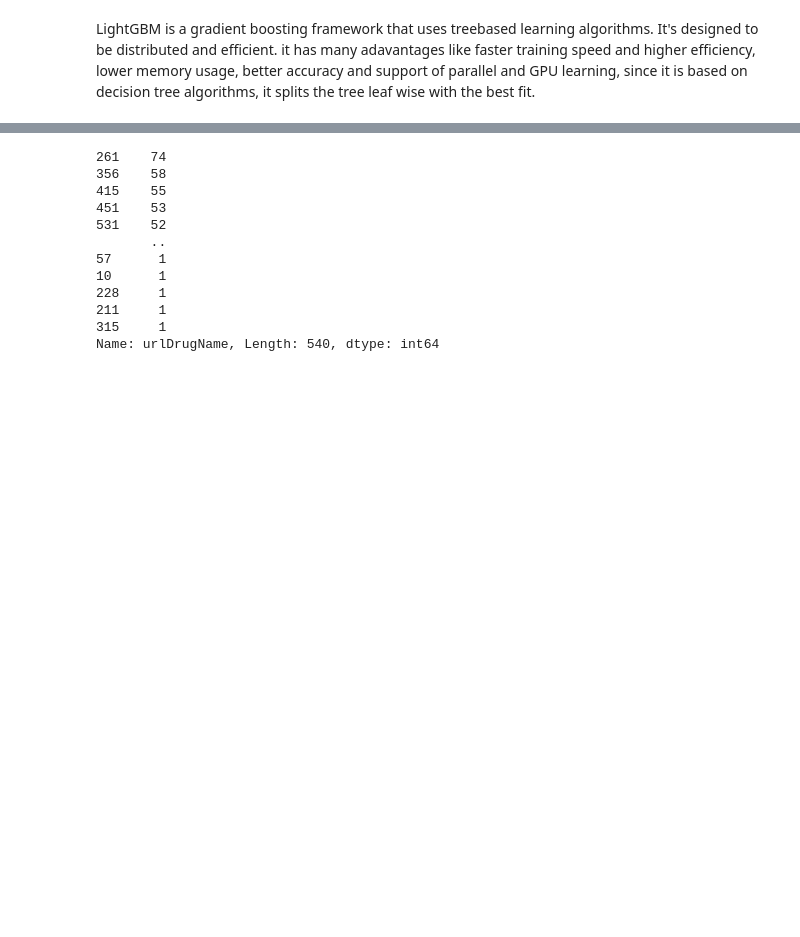
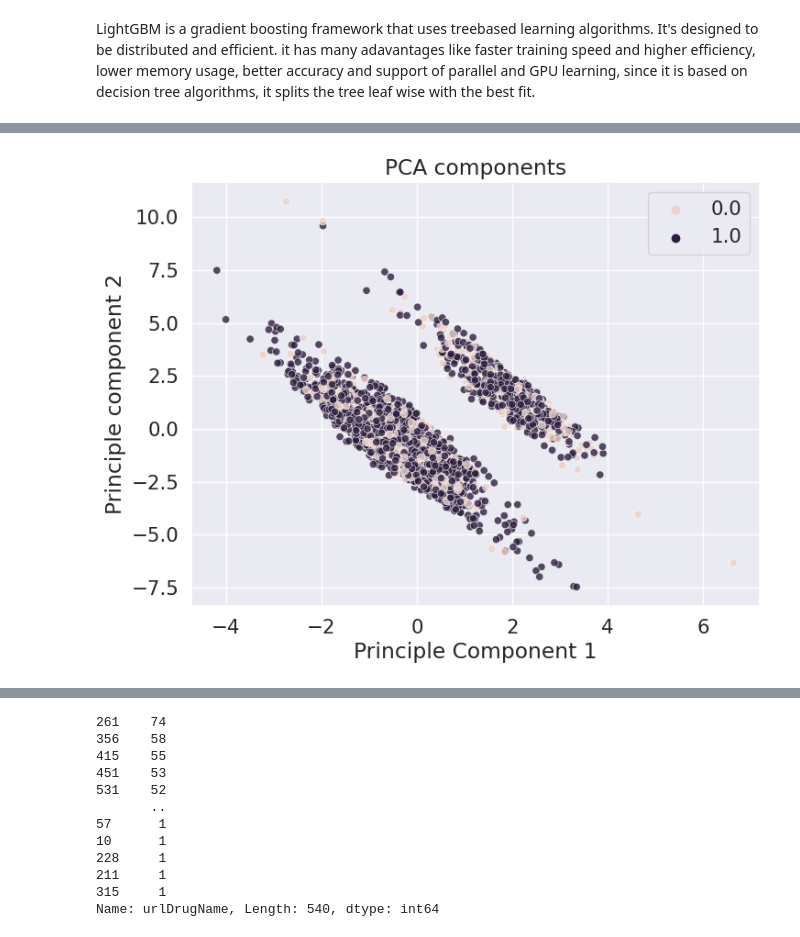
Before and after one commit to Ashnig/Drug-model-based-on-reviews, a Jupyter notebook: Drug_task.ipynb, the cells around one changed output, grey strips where cells are left out. Drawn from its saved outputs; the diff is of its cells as text; code cells hidden in the pictures; blank space fills up the shorter version.

```diff
--- a/Drug_task.ipynb
+++ b/Drug_task.ipynb
@@ -510,3 +608,14 @@ LightGBM is a gradient boosting framework that uses treebased learning algorithm
+# %%
+plt.figure(figsize=(8,6))
+sns.scatterplot(x = 'PC3', y= 'PC2', hue=df['Review_Sentiment'], data = pca_df, alpha = 0.8)
+plt.title('PCA components')
+plt.xlabel('Principle Component 1')
+plt.ylabel('Principle component 2')
+plt.grid(True)
+plt.legend()
+plt.show()
+# %% [output]
+[figure, added]
 # %%
 #importing libraries for the machine learning model
 from xgboost import XGBClassifier
```
Also changed, not shown: parts of 62 cells of this notebook.
